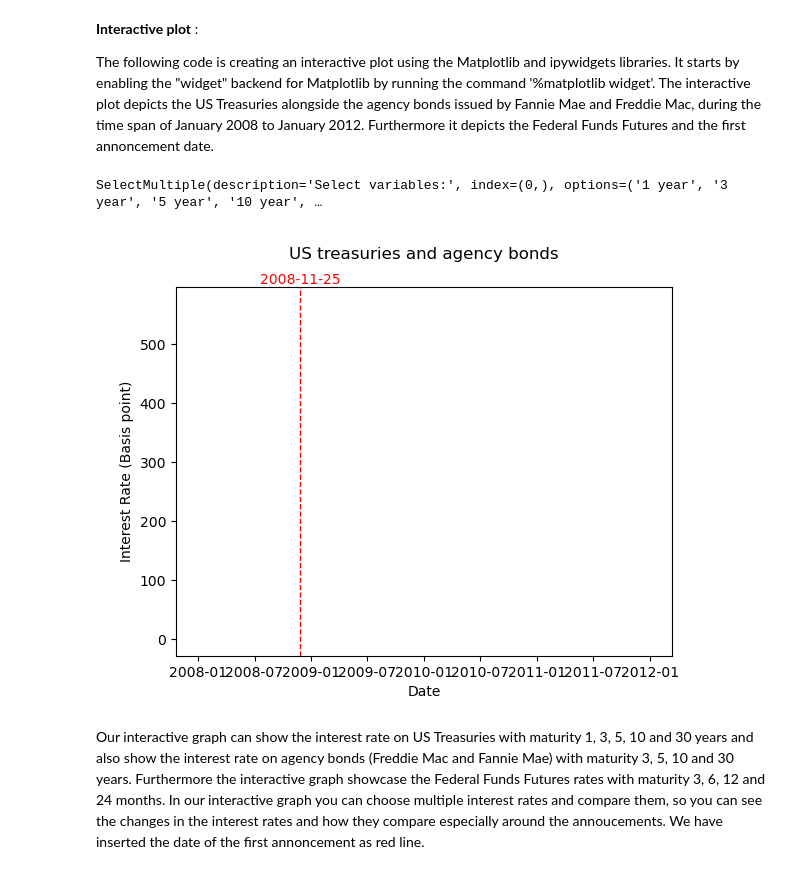
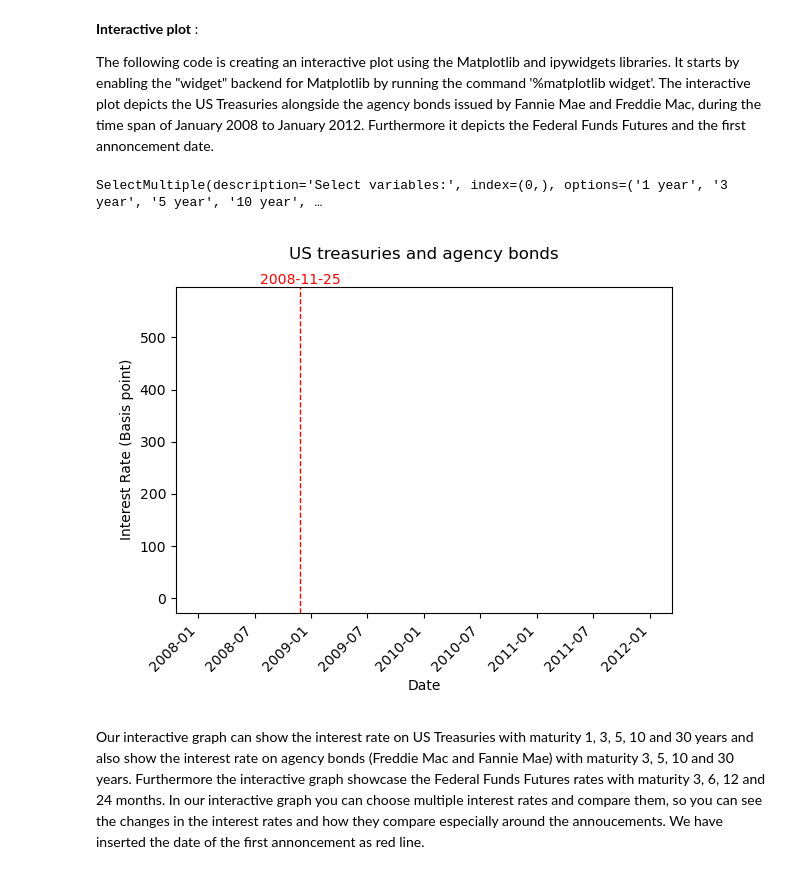
Before and after one commit to NumEconCopenhagen/projects-2023-3500, a Jupyter notebook: dataproject/dataproject.ipynb, the cells around one changed output. Drawn from its saved outputs; the diff is of its cells as text; code cells hidden in the pictures.

```diff
--- a/dataproject/dataproject.ipynb
+++ b/dataproject/dataproject.ipynb
@@ -122,34 +122,38 @@ for variable_name in variable_names:
 # Define callback function to update plot
 def update_plot(change):
     selected_variables = change.new
     for i, line in enumerate(lines):
         if variable_names[i] in selected_variables:
             line.set_visible(True)
         else:
             line.set_visible(False)
     ax.legend([var for var in variable_names if var in selected_variables], loc='upper right')  # Update legend with selected variables
     fig.canvas.draw_idle()
 
 # Set x, y labels and title
 ax.set_xlabel('Date')
 ax.set_ylabel('Interest Rate (Basis point)')
 ax.set_title('US treasuries and agency bonds', pad=20)
 
 # Define widget
 select_multiple = widgets.SelectMultiple(options=variable_names, value=[variable_names[0]], description='Select variables:')
 select_multiple.observe(update_plot, names='value')
 
 # Add annoncement dates
 specific_dates = pd.to_datetime(['2008-11-25'])
 for specific_date in specific_dates:
     ax.axvline(x=specific_date, color='red', linestyle='--', linewidth=1)
     ax.text(specific_date, ax.get_ylim()[1], specific_date.strftime('%Y-%m-%d'), color='red', ha='center', va='bottom', rotation='horizontal')
 
+# Set x-axis tick parameters
+plt.xticks(rotation=45, ha='right')
+plt.subplots_adjust(bottom=0.2)  # Adjust the bottom margin to make room for tick labels
+
 # Display plot and widget
 display(select_multiple)
 # %% [output]
 SelectMultiple(description='Select variables:', index=(0,), options=('1 year', '3 year', '5 year', '10 year', …
-[figure, old version]
+[figure, new version]
 # %% [markdown]
 Our interactive graph can show the interest rate on US Treasuries with maturity 1, 3, 5, 10 and 30 years and also show the interest rate on agency bonds (Freddie Mac and Fannie Mae) with maturity 3, 5, 10 and 30 years. Furthermore the interactive graph showcase the Federal Funds Futures rates with maturity 3, 6, 12 and 24 months. In our interactive graph you can choose multiple interest rates and compare them, so you can see the changes in the interest rates and how they compare especially around the annoucements. We have inserted the date of the first annoncement as red line.
 # %% [markdown]
```
Also changed, not shown: parts of 7 cells of this notebook.
